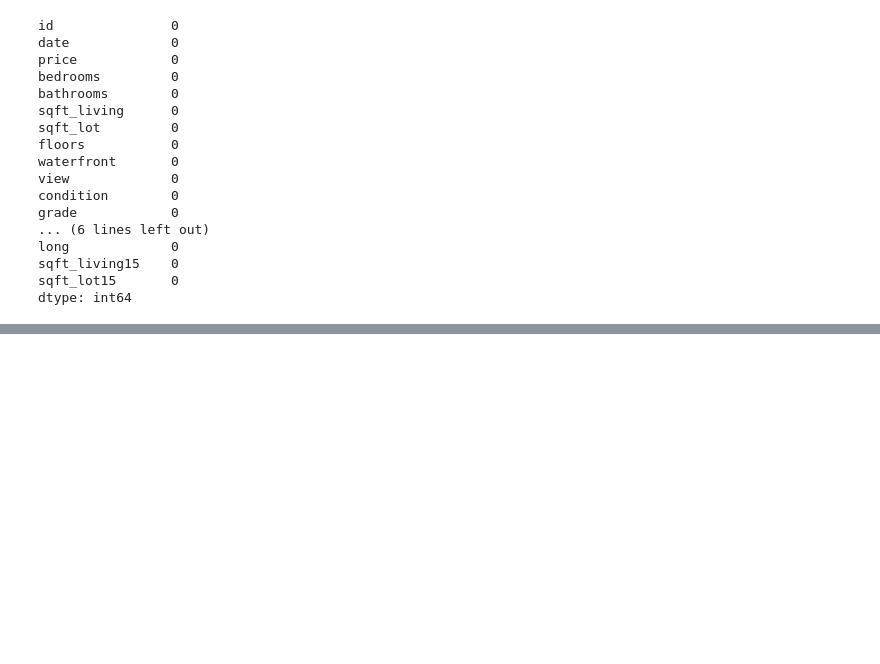
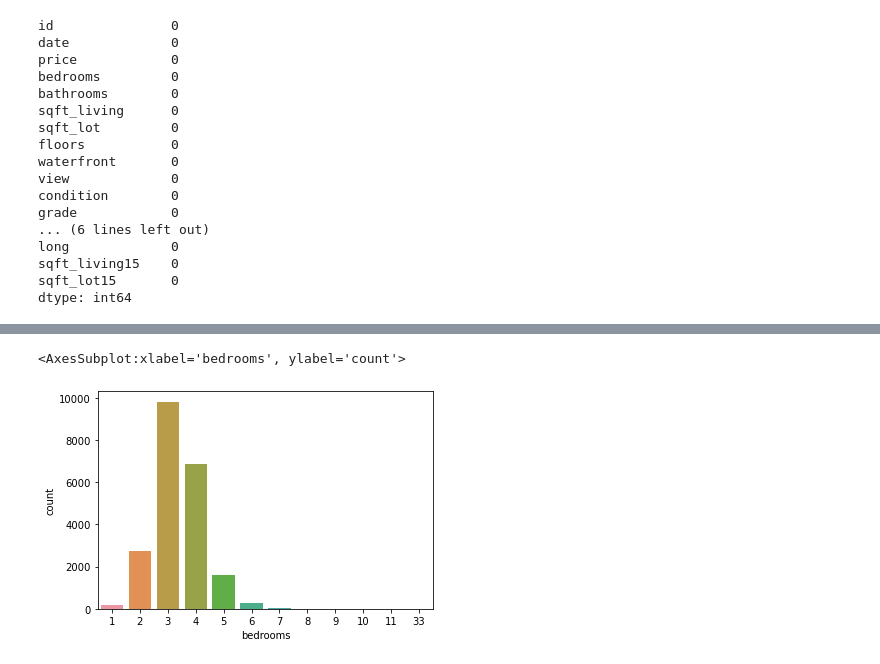
Before and after one commit to mkawsarzaman/ANN_Tensorflow_with_keras_API, a Jupyter notebook: House_sales_prediction_deep_ANN_Tensorflow.ipynb, the cells around one changed output, grey strips where cells are left out. Cells and saved outputs as stored; diff of their text form; code cells hidden in the pictures; blank space fills up the shorter version.

```diff
--- a/House_sales_prediction_deep_ANN_Tensorflow.ipynb
+++ b/House_sales_prediction_deep_ANN_Tensorflow.ipynb
@@ -47,0 +54,5 @@ df.describe().transpose()
+# %%
+sns.countplot(df['bedrooms'])
+# %% [output]
+<AxesSubplot:xlabel='bedrooms', ylabel='count'>
+[figure, added]
```
Also changed, not shown: parts of 21 cells of this notebook.
